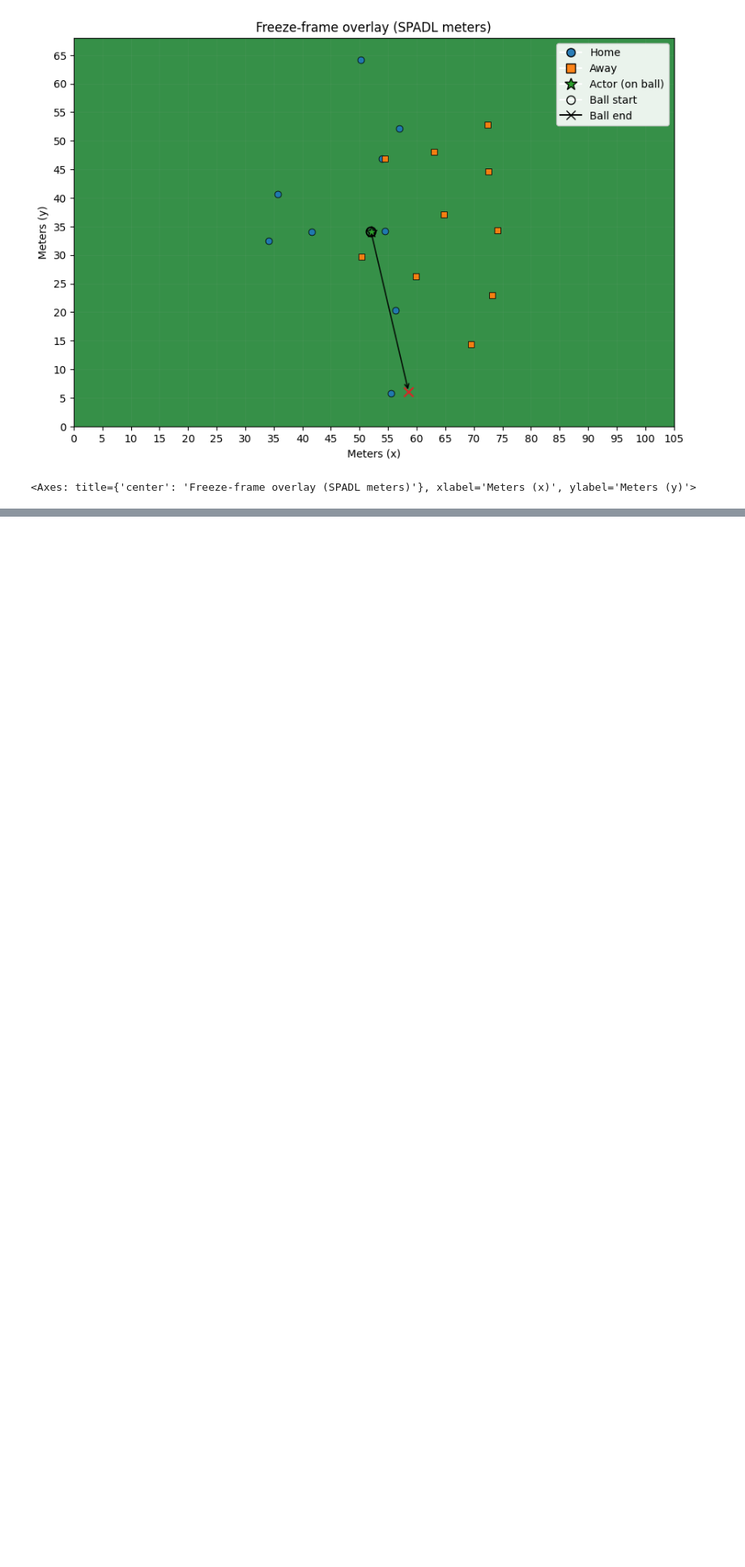
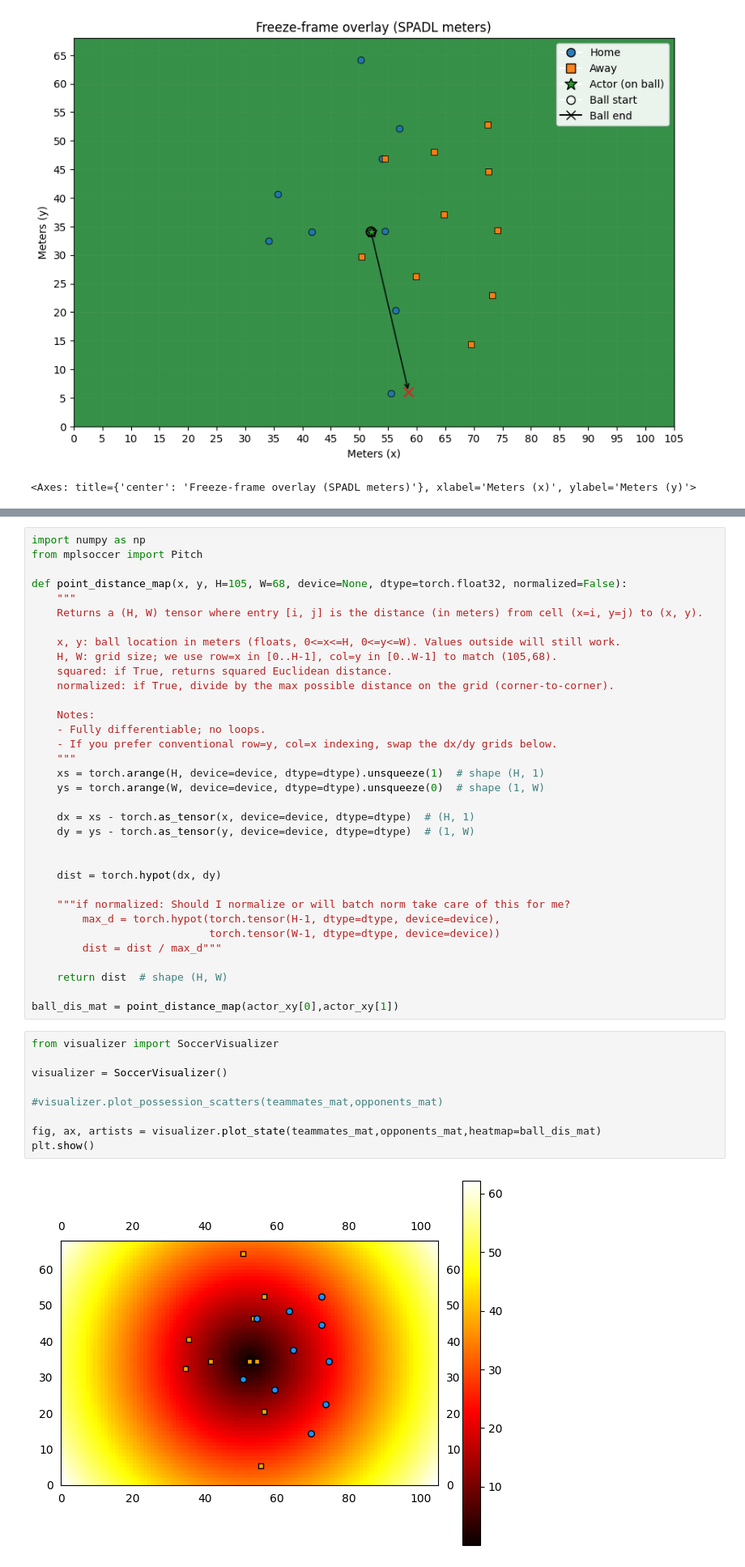
Before and after one commit to ethsen/Soccer-Research, a Jupyter notebook: dataExplore.ipynb, the cells around one changed output, grey strips where cells are left out. Shown at 81% size. Drawn from its saved outputs; the diff is of its cells as text; blank space fills up the shorter version.

```diff
--- a/dataExplore.ipynb
+++ b/dataExplore.ipynb
@@ -284,0 +343,45 @@ plt.show()
+# %%
+import numpy as np
+from mplsoccer import Pitch
+
+def point_distance_map(x, y, H=105, W=68, device=None, dtype=torch.float32, normalized=False):
+    """
+    Returns a (H, W) tensor where entry [i, j] is the distance (in meters) from cell (x=i, y=j) to (x, y).
+
+    x, y: ball location in meters (floats, 0<=x<=H, 0<=y<=W). Values outside will still work.
+    H, W: grid size; we use row=x in [0..H-1], col=y in [0..W-1] to match (105,68).
+    squared: if True, returns squared Euclidean distance.
+    normalized: if True, divide by the max possible distance on the grid (corner-to-corner).
+
+    Notes:
+    - Fully differentiable; no loops.
+    - If you prefer conventional row=y, col=x indexing, swap the dx/dy grids below.
+    """
+    xs = torch.arange(H, device=device, dtype=dtype).unsqueeze(1)  # shape (H, 1)
+    ys = torch.arange(W, device=device, dtype=dtype).unsqueeze(0)  # shape (1, W)
+
+    dx = xs - torch.as_tensor(x, device=device, dtype=dtype)  # (H, 1)
+    dy = ys - torch.as_tensor(y, device=device, dtype=dtype)  # (1, W)
+
+
+    dist = torch.hypot(dx, dy)
+
+    """if normalized: Should I normalize or will batch norm take care of this for me?
+        max_d = torch.hypot(torch.tensor(H-1, dtype=dtype, device=device),
+                            torch.tensor(W-1, dtype=dtype, device=device))
+        dist = dist / max_d"""
+
+    return dist  # shape (H, W)
+
+ball_dis_mat = point_distance_map(actor_xy[0],actor_xy[1])
+# %%
+from visualizer import SoccerVisualizer
+
+visualizer = SoccerVisualizer()
+
+#visualizer.plot_possession_scatters(teammates_mat,opponents_mat)
+
+fig, ax, artists = visualizer.plot_state(teammates_mat,opponents_mat,heatmap=ball_dis_mat)
+plt.show()
+# %% [output]
+[figure, added]
```
Also changed, not shown: parts of 5 cells of this notebook, 2 other files.
